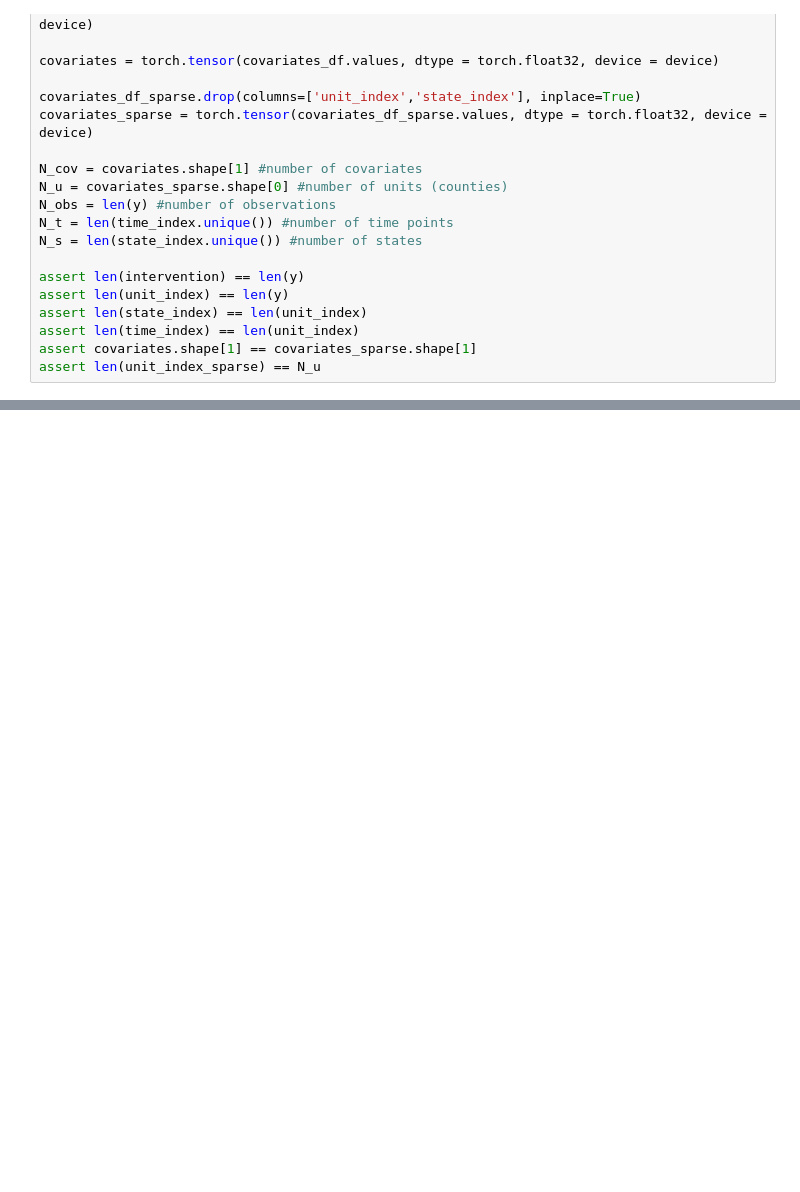
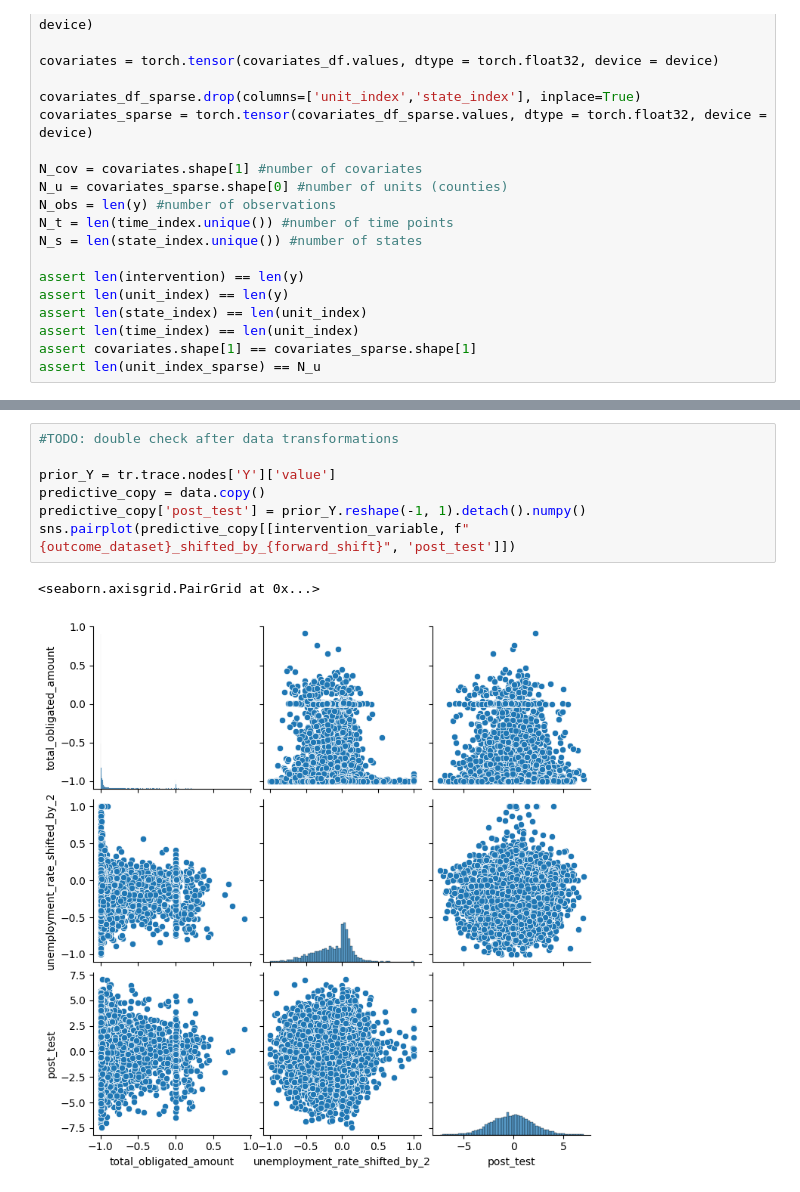
Before and after one commit to BasisResearch/cities, a Jupyter notebook: docs/experimental_notebooks/interaction_cities_prototype.ipynb, the cells around one changed output, grey strips where cells are left out. Saved outputs shown, nothing was run; the diff lists cells and outputs as text; blank space fills up the shorter version.

```diff
--- a/docs/experimental_notebooks/interaction_cities_prototype.ipynb
+++ b/docs/experimental_notebooks/interaction_cities_prototype.ipynb
@@ -257 +292,11 @@ X (2998, 30)
 [drawing not drawn]
+# %%
+#TODO: double check after data transformations
+
+prior_Y = tr.trace.nodes['Y']['value']
+predictive_copy = data.copy()
+predictive_copy['post_test'] = prior_Y.reshape(-1, 1).detach().numpy()
+sns.pairplot(predictive_copy[[intervention_variable, f"{outcome_dataset}_shifted_by_{forward_shift}", 'post_test']])
+# %% [output]
+<seaborn.axisgrid.PairGrid at 0x...>
+[figure, added]
```
Also changed, not shown: parts of 10 cells of this notebook, 3 other files.
